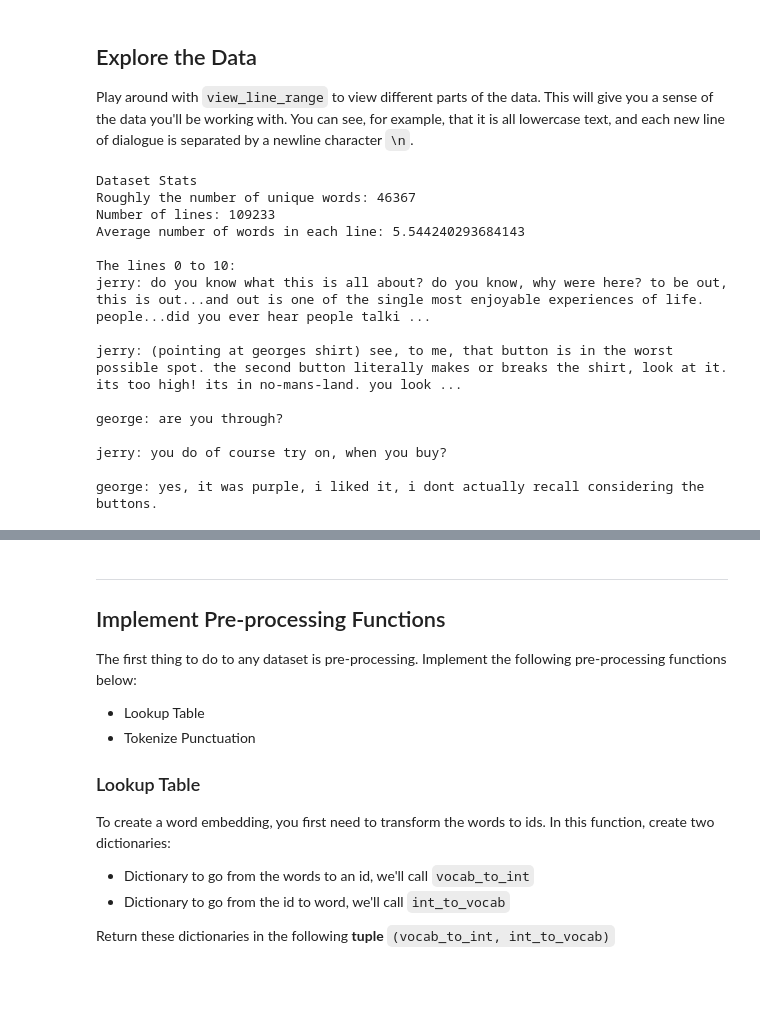
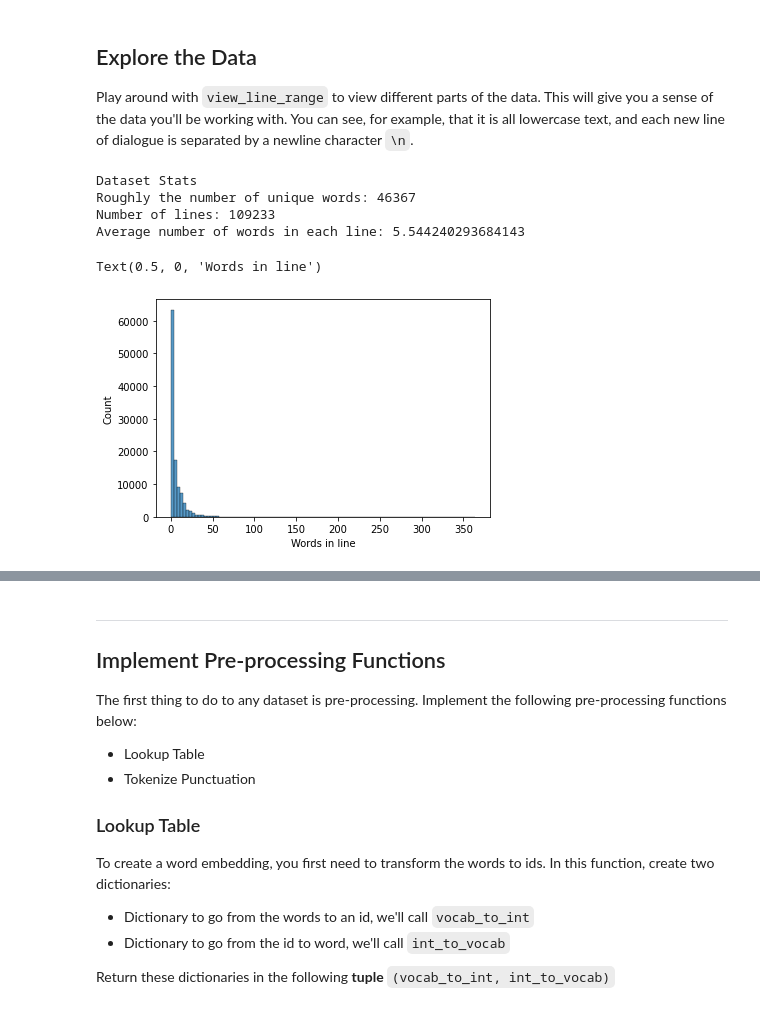
Before and after one commit to mxagar/text_generator, a Jupyter notebook: dlnd_tv_script_generation.ipynb, the cells around one changed output, grey strips where cells are left out. Drawn from its saved outputs; the diff is of its cells as text; code cells hidden in the pictures; blank space fills up the shorter version.

```diff
--- a/dlnd_tv_script_generation.ipynb
+++ b/dlnd_tv_script_generation.ipynb
@@ -28,29 +28,15 @@ DON'T MODIFY ANYTHING IN THIS CELL THAT IS BELOW THIS LINE
 import numpy as np
 
 print('Dataset Stats')
+# A temp dictionary is created with words as keys
 print('Roughly the number of unique words: {}'.format(len({word: None for word in text.split()})))
 
 lines = text.split('\n')
 print('Number of lines: {}'.format(len(lines)))
 word_count_line = [len(line.split()) for line in lines]
 print('Average number of words in each line: {}'.format(np.average(word_count_line)))
-
-print()
-print('The lines {} to {}:'.format(*view_line_range))
-print('\n'.join(text.split('\n')[view_line_range[0]:view_line_range[1]]))
 # %% [output]
 Dataset Stats
 Roughly the number of unique words: 46367
 Number of lines: 109233
 Average number of words in each line: 5.544240293684143
-
-The lines 0 to 10:
-jerry: do you know what this is all about? do you know, why were here? to be out, this is out...and out is one of the single most enjoyable experiences of life. people...did you ever hear people talki ...
-
-jerry: (pointing at georges shirt) see, to me, that button is in the worst possible spot. the second button literally makes or breaks the shirt, look at it. its too high! its in no-mans-land. you look ...
-
-george: are you through?
-
-jerry: you do of course try on, when you buy?
-
-george: yes, it was purple, i liked it, i dont actually recall considering the buttons.
@@ -56,0 +46,6 @@ george: yes, it was purple, i liked it, i dont actually recall considering the b
+# %%
+sns.histplot(word_count_line,bins=100)
+plt.xlabel('Words in line')
+# %% [output]
+Text(0.5, 0, 'Words in line')
+[figure, added]
```
Also changed, not shown: parts of 3 cells of this notebook.
